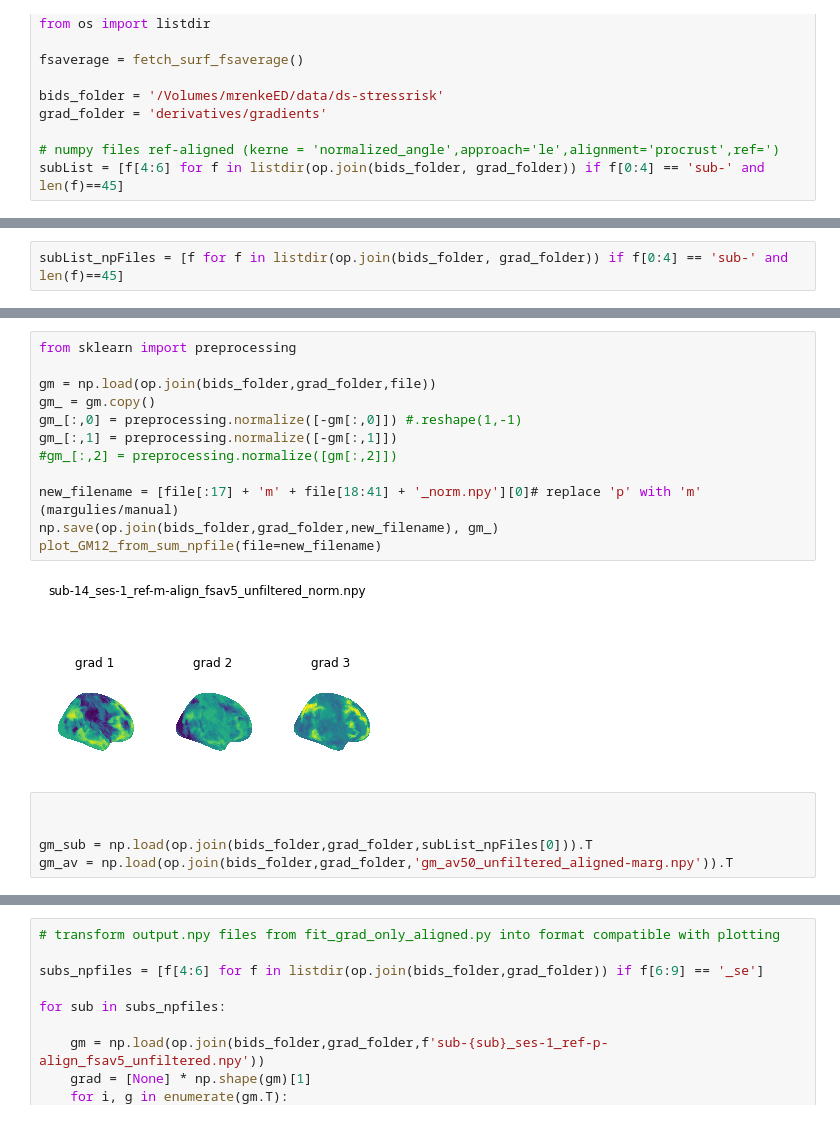
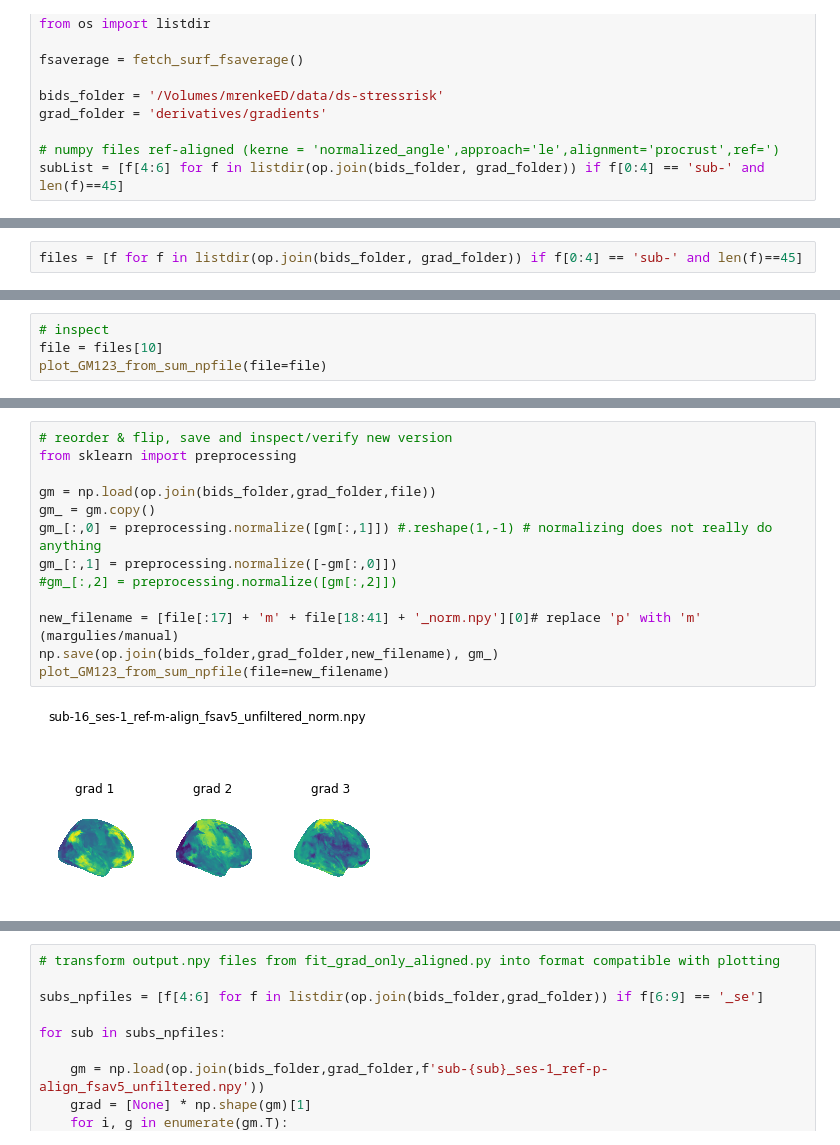
Before and after one commit to Gilles86/stress_risk, a Jupyter notebook: stress_risk/fmri_analysis/gradients/vis_gradients_nilearn.ipynb, the cells around one changed output, grey strips where cells are left out. Drawn from its saved outputs; the diff is of its cells as text.

Commit message:
reorder and clean up gradient analsisi

```diff
--- a/stress_risk/fmri_analysis/gradients/vis_gradients_nilearn.ipynb
+++ b/stress_risk/fmri_analysis/gradients/vis_gradients_nilearn.ipynb
@@ -64,2 +68,2 @@ plot_GM12_from_sum_npfile()
 # %%
-subList_npFiles = [f for f in listdir(op.join(bids_folder, grad_folder)) if f[0:4] == 'sub-' and len(f)==45]
+files = [f for f in listdir(op.join(bids_folder, grad_folder)) if f[0:4] == 'sub-' and len(f)==45]
@@ -70,0 +70,4 @@ plot_GM12_from_sum_npfile(file=file)
+# %%
+# inspect
+file = files[10]
+plot_GM123_from_sum_npfile(file=file)
@@ -71,19 +76,15 @@ plot_GM12_from_sum_npfile(file=file)
 # %%
+# reorder & flip, save and inspect/verify new version
 from sklearn import preprocessing
 
 gm = np.load(op.join(bids_folder,grad_folder,file))
 gm_ = gm.copy()
-gm_[:,0] = preprocessing.normalize([-gm[:,0]]) #.reshape(1,-1)
-gm_[:,1] = preprocessing.normalize([-gm[:,1]])
+gm_[:,0] = preprocessing.normalize([gm[:,1]]) #.reshape(1,-1) # normalizing does not really do anything
+gm_[:,1] = preprocessing.normalize([-gm[:,0]])
 #gm_[:,2] = preprocessing.normalize([gm[:,2]])
 
 new_filename = [file[:17] + 'm' + file[18:41] + '_norm.npy'][0]# replace 'p' with 'm' (margulies/manual)
 np.save(op.join(bids_folder,grad_folder,new_filename), gm_)
-plot_GM12_from_sum_npfile(file=new_filename)
+plot_GM123_from_sum_npfile(file=new_filename)
 # %% [output]
-[figure, old version]
+[figure, new version]
-# %%
-
-
-gm_sub = np.load(op.join(bids_folder,grad_folder,subList_npFiles[0])).T
-gm_av = np.load(op.join(bids_folder,grad_folder,'gm_av50_unfiltered_aligned-marg.npy')).T
```
Also changed, not shown: parts of 29 cells of this notebook, 9 other files.
